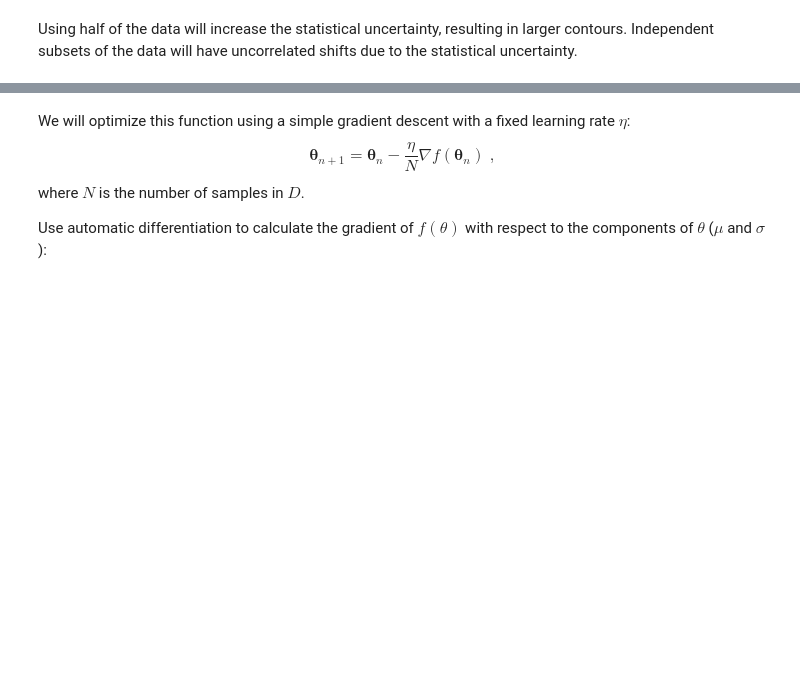
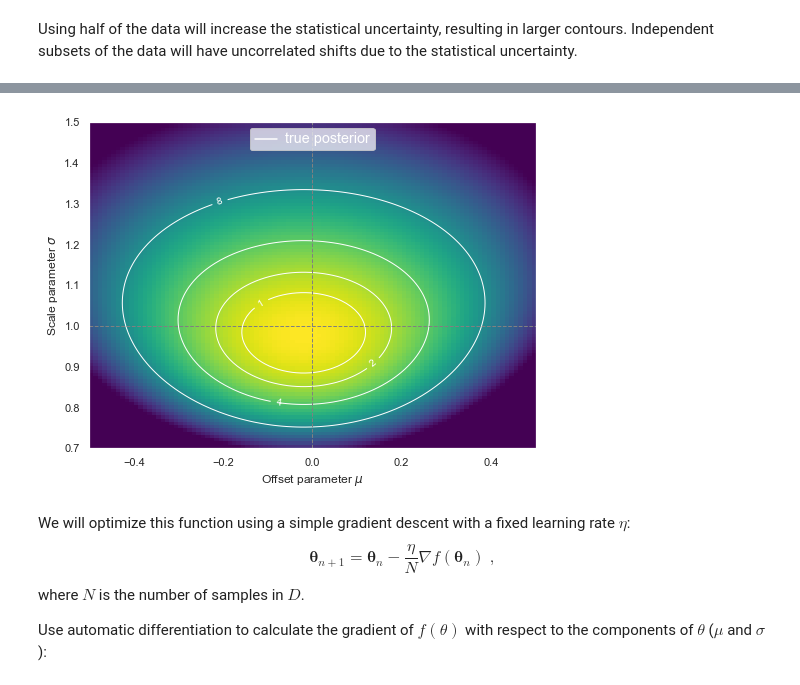
Before and after one commit to dkirkby/MachineLearningStatistics, a Jupyter notebook: notebooks/Optimization.ipynb, the cells around one changed output, grey strips where cells are left out. Saved outputs shown, nothing was run; the diff lists cells and outputs as text; code cells hidden in the pictures; blank space fills up the shorter version.

```diff
--- a/notebooks/Optimization.ipynb
+++ b/notebooks/Optimization.ipynb
@@ -394,5 +436,7 @@ plot_post(D[:100]);
 # %%
-plot_post(D[100:]);
+plot_posterior(D[100:]);
+# %% [output]
+[figure, added]
 # %% [markdown]
 We will optimize this function using a simple gradient descent with a fixed learning rate $\eta$:
 $$
```
Also changed, not shown: parts of 37 cells of this notebook.
